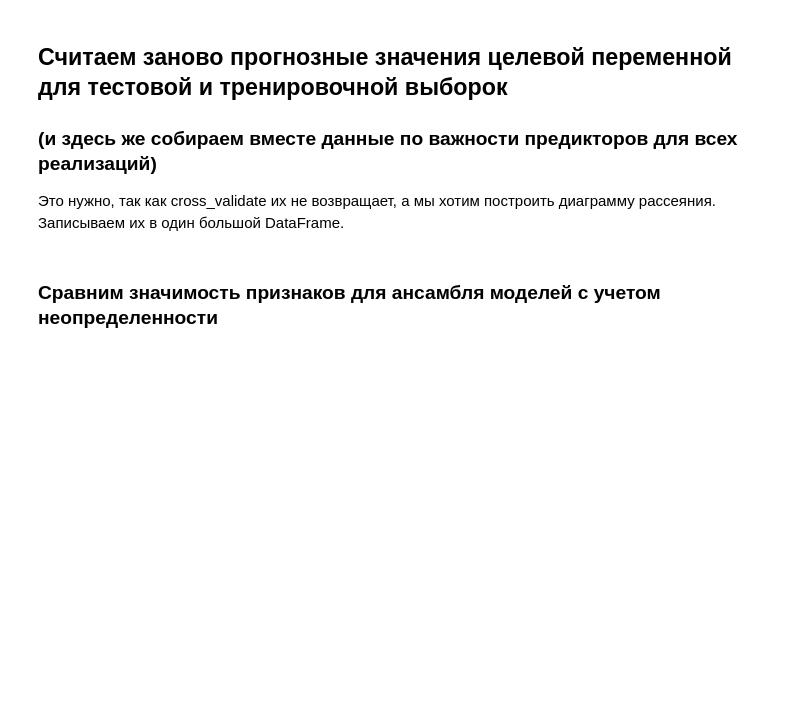
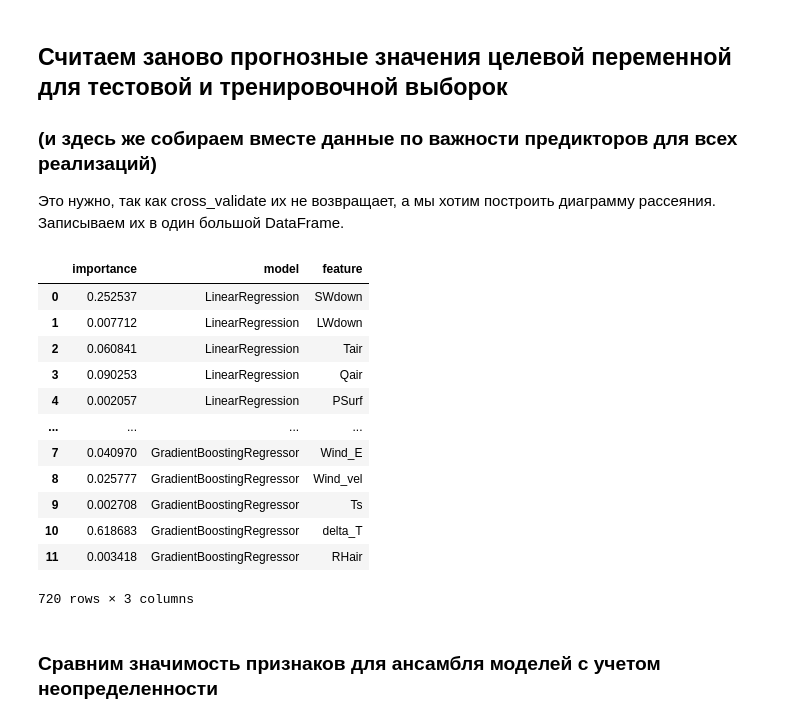
Before and after one commit to mvarentsov/ML4hydromet-2024, a Jupyter notebook: examples/Lect10_model_interpretation.ipynb, the cells around one changed output. Saved outputs shown, nothing was run; the diff lists cells and outputs as text; code cells hidden in the pictures; blank space fills up the shorter version.

```diff
--- a/examples/Lect10_model_interpretation.ipynb
+++ b/examples/Lect10_model_interpretation.ipynb
@@ -259,6 +231,22 @@ for i in scores_df.index:
 reg_results = pd.concat(reg_results)
 
 feature_importance = pd.concat(feature_importance)
+# %%
+feature_importance
+# %% [output]
+|  | importance | model | feature |
+| 0 | 0.252537 | LinearRegression | SWdown |
+| 1 | 0.007712 | LinearRegression | LWdown |
+| 2 | 0.060841 | LinearRegression | Tair |
+| 3 | 0.090253 | LinearRegression | Qair |
+| 4 | 0.002057 | LinearRegression | PSurf |
+| ... | ... | ... | ... |
+| 7 | 0.040970 | GradientBoostingRegressor | Wind_E |
+| 8 | 0.025777 | GradientBoostingRegressor | Wind_vel |
+| 9 | 0.002708 | GradientBoostingRegressor | Ts |
+| 10 | 0.618683 | GradientBoostingRegressor | delta_T |
+| 11 | 0.003418 | GradientBoostingRegressor | RHair |
+720 rows × 3 columns
 # %% [markdown]
 ### Сравним значимость признаков для ансамбля моделей с учетом неопределенности
 # %%
```
Also changed, not shown: parts of 15 cells of this notebook.
